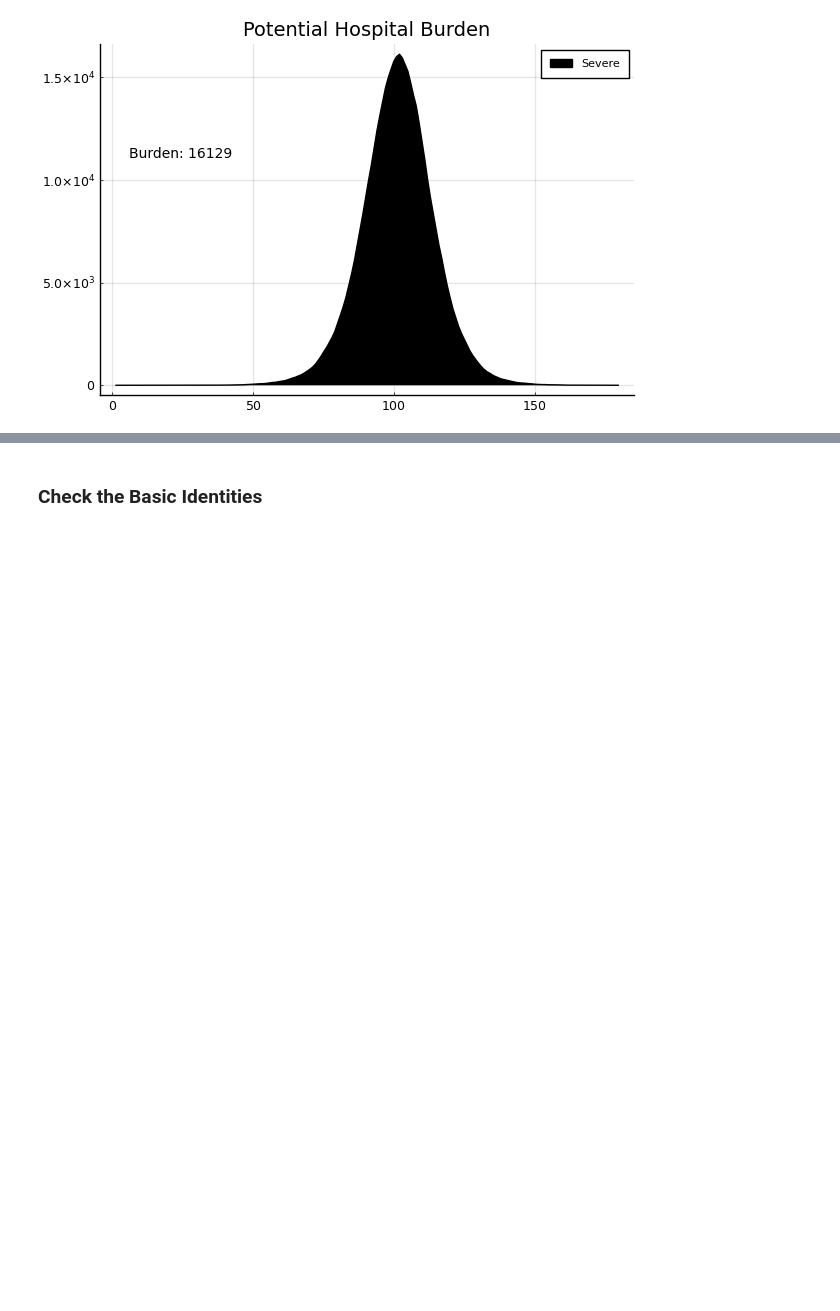
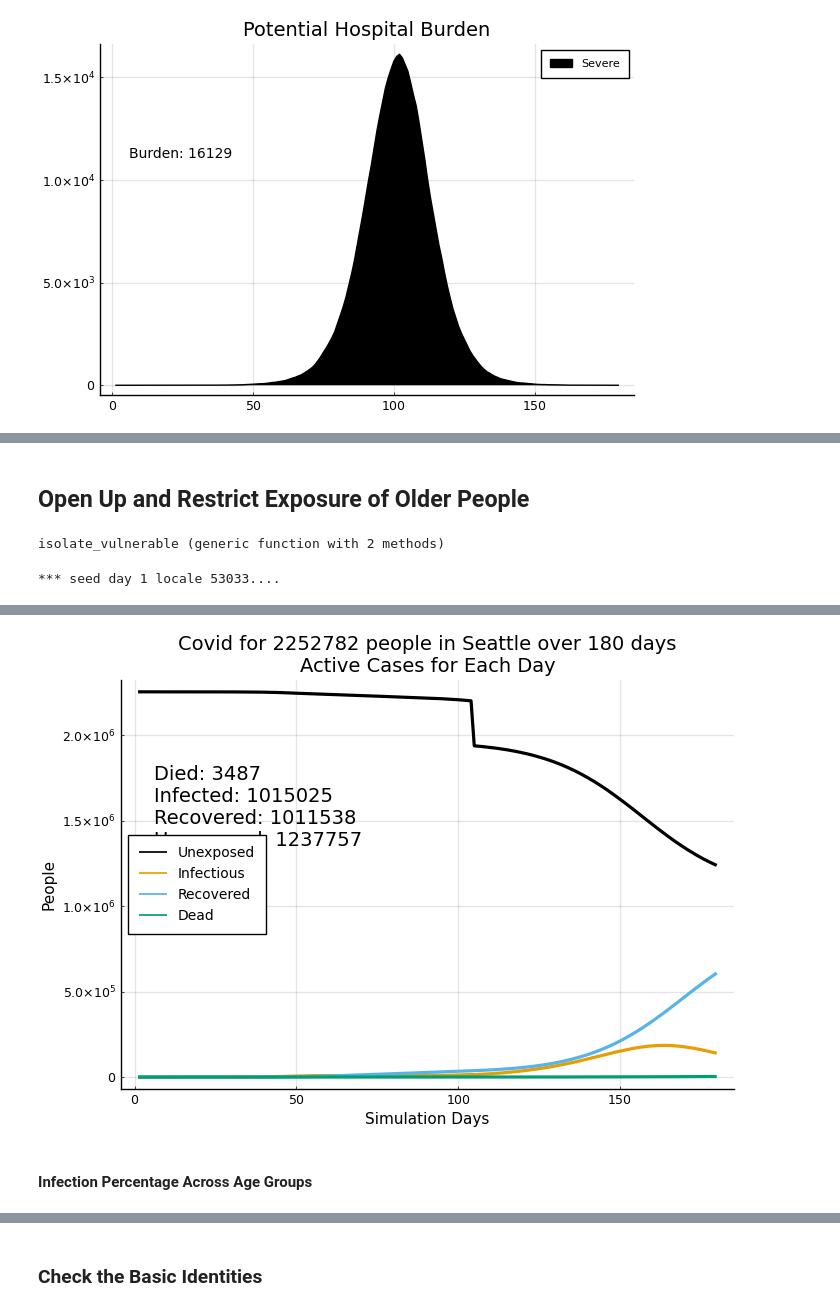
Before and after one commit to lewisl/CovidSim, a Jupyter notebook: notebooks/category_plots-group.ipynb, the cells around one changed output, grey strips where cells are left out. Saved outputs shown, nothing was run; the diff lists cells and outputs as text; code cells hidden in the pictures; blank space fills up the shorter version.

```diff
--- a/notebooks/category_plots-group.ipynb
+++ b/notebooks/category_plots-group.ipynb
@@ -216,0 +294,20 @@ annotate!((6,half_yscale,Plots.text("Burden: $maxsevere", 10, :left)))
+# %% [markdown]
+## Open Up and Restrict Exposure of Older People
+# %%
+function isolate_vulnerable(locale, opendat, isodat,testdat, env)
+    if ctr[:day] == 105
+        isolate!(.70,[unexposed, nil,mild,sick, severe],[5],1:laglim, locale, opendat, isodat)
+        isolate!(.50,[unexposed,nil,mild,sick, severe],[4],1:laglim, locale, opendat, isodat)
+    end
+end
+# %% [output]
+isolate_vulnerable (generic function with 2 methods)
+# %%
+alldict, env, series = run_a_sim(180, seattle, showr0=false, silent=true,
+        spreadcases=[str_50, open_more],
+        runcases=[seed_1_6, isolate_vulnerable]);
+# %% [output]
+*** seed day 1 locale 53033....
+# %%
+cumplot(series,seattle,geo=alldict["geo"])
+# %% [output]
@@ -216,0 +316,3 @@ annotate!((6,half_yscale,Plots.text("Burden: $maxsevere", 10, :left)))
+[figure, added]
+# %% [markdown]
+#### Infection Percentage Across Age Groups
```
Also changed, not shown: parts of 29 cells of this notebook, 1 other file.
